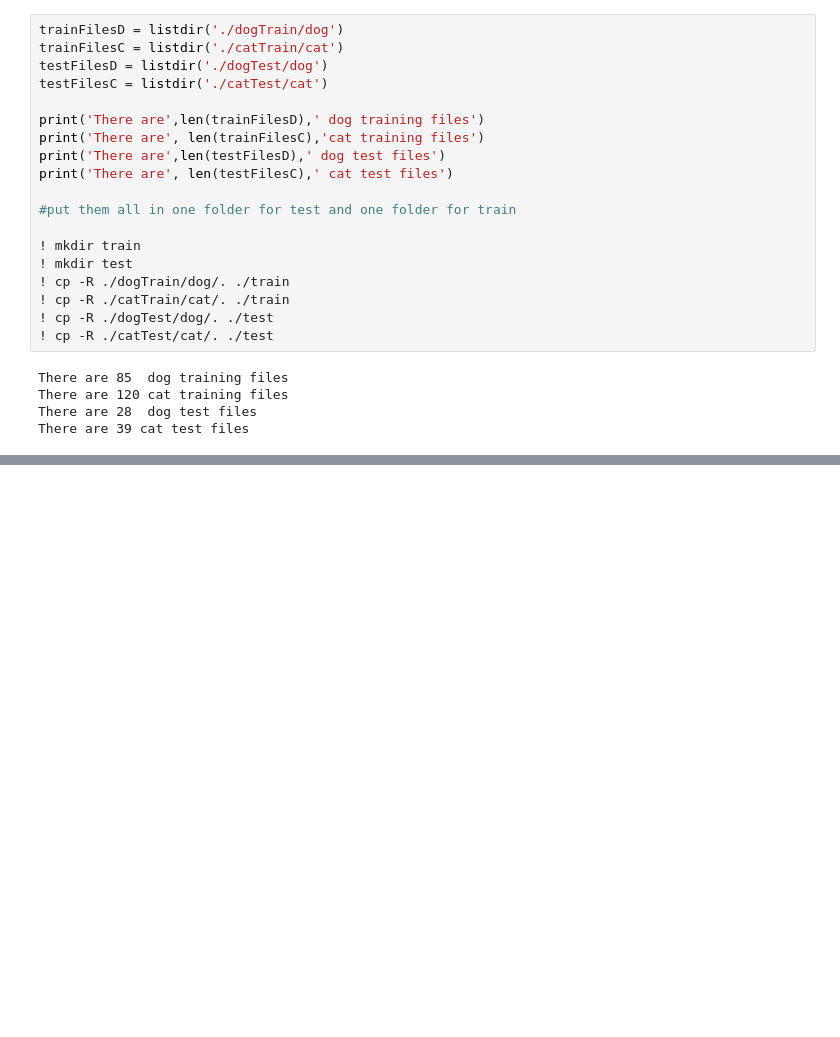
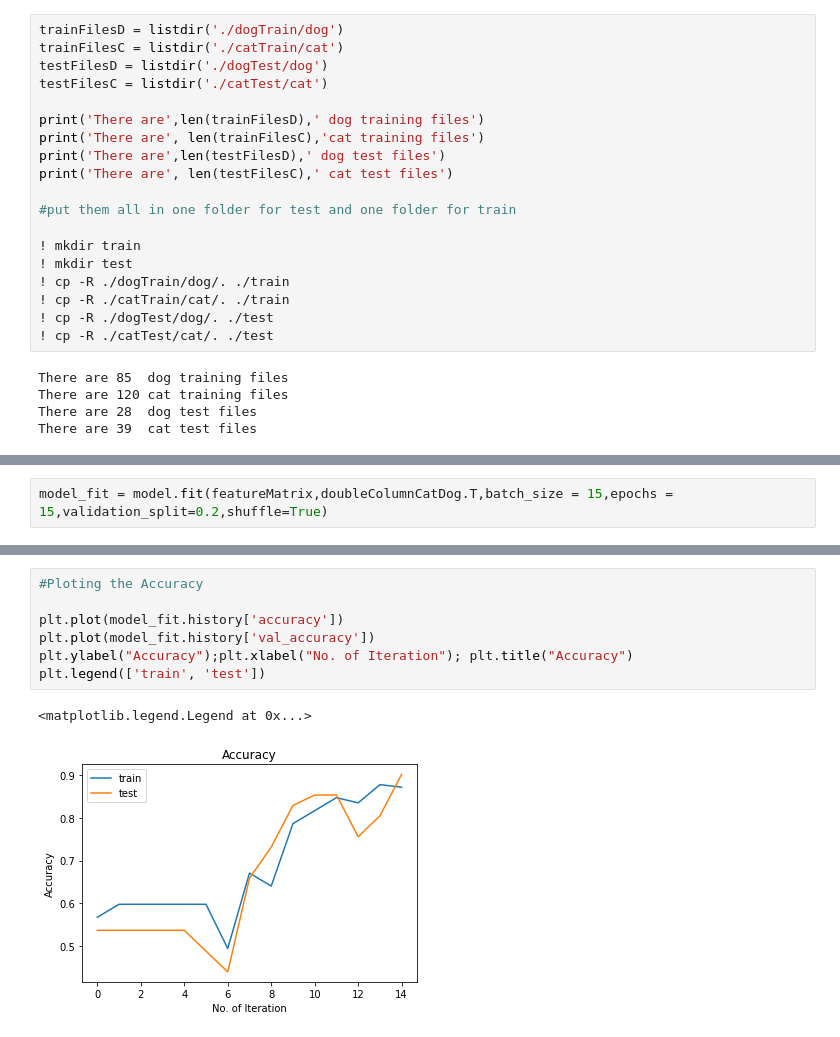
Before and after one commit to evan-person/AudioSignatureClassificationTutorial, a Jupyter notebook: AudioKerasTutorial.ipynb, the cells around one changed output, grey strips where cells are left out. Drawn from its saved outputs; the diff is of its cells as text; blank space fills up the shorter version.

```diff
--- a/AudioKerasTutorial.ipynb
+++ b/AudioKerasTutorial.ipynb
@@ -267,0 +271,2 @@ model.fit(featureMatrix,doubleColumnCatDog.T,batch_size = 10,nb_epoch = 10, verb
+# %%
+model_fit = model.fit(featureMatrix,doubleColumnCatDog.T,batch_size = 15,epochs = 15,validation_split=0.2,shuffle=True)
@@ -267,0 +291,10 @@ model.fit(featureMatrix,doubleColumnCatDog.T,batch_size = 10,nb_epoch = 10, verb
+# %%
+#Ploting the Accuracy
+
+plt.plot(model_fit.history['accuracy'])
+plt.plot(model_fit.history['val_accuracy'])
+plt.ylabel("Accuracy");plt.xlabel("No. of Iteration"); plt.title("Accuracy")
+plt.legend(['train', 'test'])
+# %% [output]
+<matplotlib.legend.Legend at 0x...>
+[figure, added]
```
Also changed, not shown: parts of 46 cells of this notebook.
